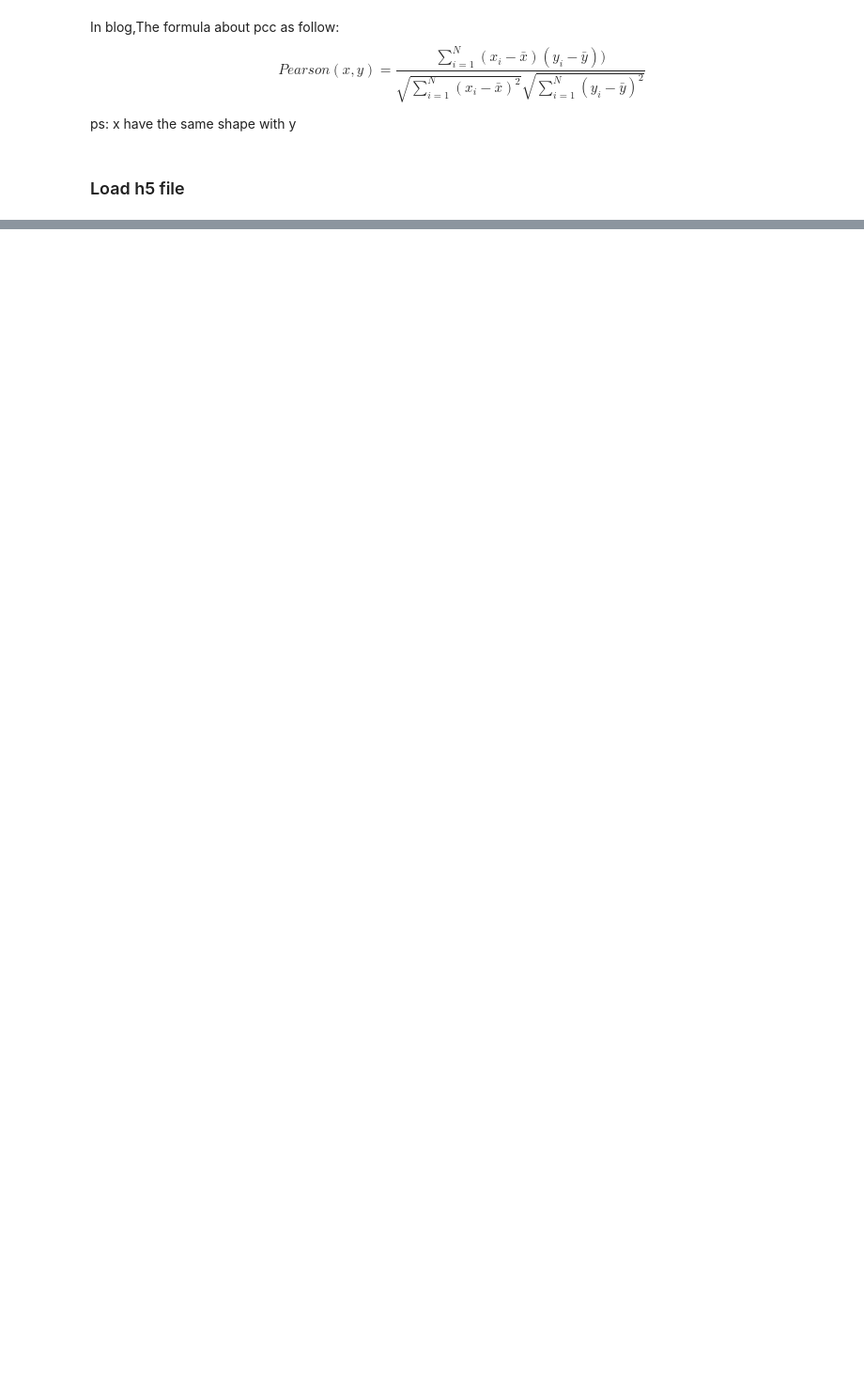
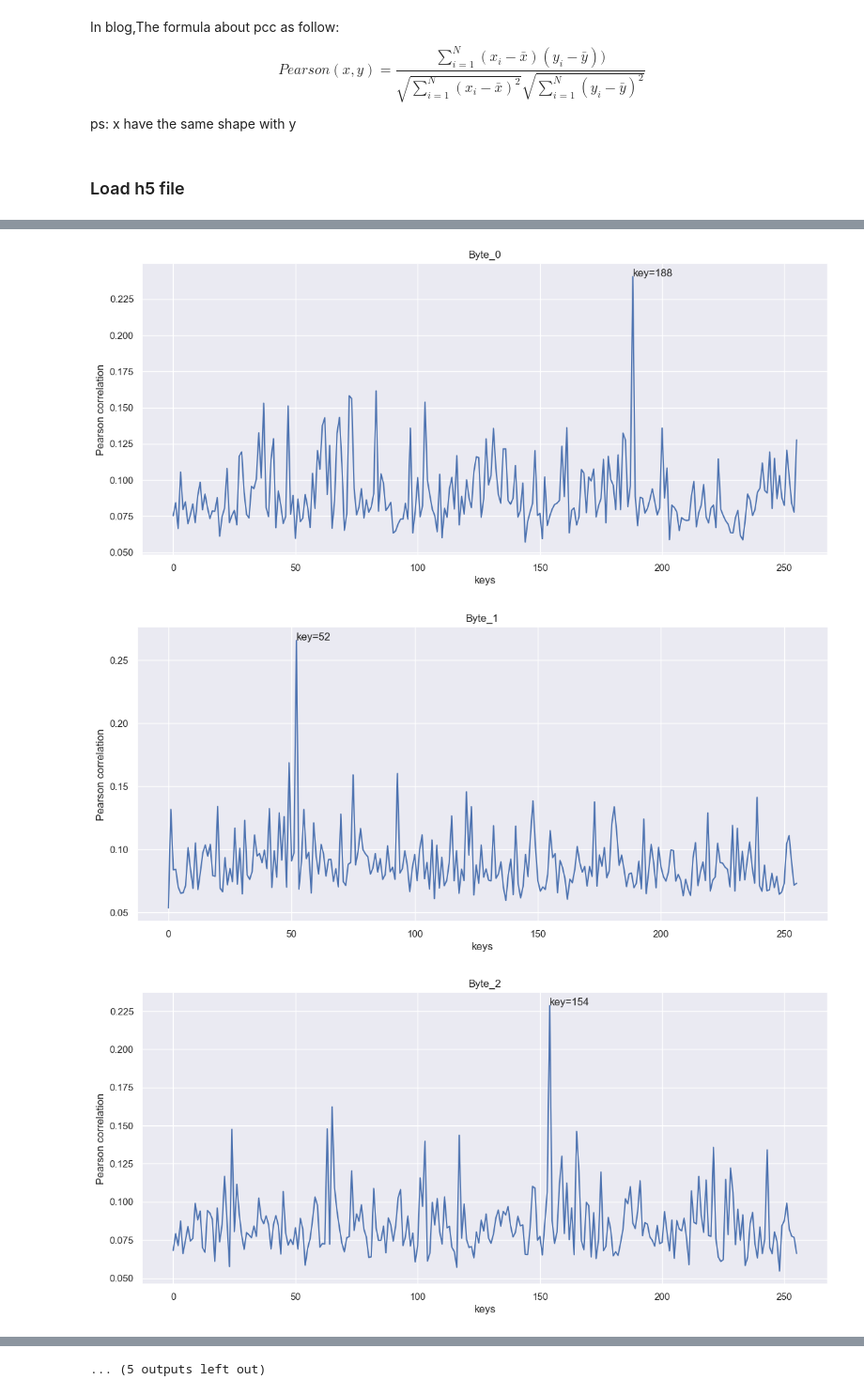
Before and after one commit to i4mhmh/SCA_Box-Side-Channel-Attack-Tool-chest, a Jupyter notebook: 皮尔逊相关系数-PCC/Pearson_demo.ipynb, the cells around one changed output, grey strips where cells are left out. Shown at 94% size. Cells and saved outputs as stored; diff of their text form; code cells hidden in the pictures; blank space fills up the shorter version.

```diff
--- a/皮尔逊相关系数-PCC/Pearson_demo.ipynb
+++ b/皮尔逊相关系数-PCC/Pearson_demo.ipynb
@@ -33,0 +24,8 @@ ValueError: x and y must have same first dimension, but have shapes (15000,) and
+# %%
+def pcc(x, y):
+    x = (x-np.mean(x,axis=0))/np.std(x,axis=0)
+    x = x/np.linalg.norm(x,axis=0)
+    y = (y-np.mean(y,axis=0))/np.std(y,axis=0)
+    y = y/np.linalg.norm(y,axis=0)
+    m = np.dot(x.T,y)
+    return m
@@ -33,0 +51,11 @@ ValueError: x and y must have same first dimension, but have shapes (15000,) and
+# %%
+def get_hw():
+    HW =[]
+    for n in range(0,256):
+        HW.append(bin(n).count("1"))
+    return HW
+
+def get_mid(p, k):
+    return Sbox[p ^ k]
+
+HW = get_hw()
@@ -33,0 +67,37 @@ ValueError: x and y must have same first dimension, but have shapes (15000,) and
+# %%
+guess_keys = []
+for byte in range(16):
+    data = []
+    for k in tqdm(range(256)):
+        # 遍历key的可能
+        targets = np.zeros(shape=(len(traces)))
+        for index, trace in enumerate(traces):
+            targets[index] = get_mid(plaintext[index][byte], k)
+
+        tmp_pearson_list = np.zeros(shape=traces.shape[1])
+        # 求每个密钥对应所有列的Pearson系数
+        for point_index in range(traces.shape[1]):
+            tmp_pearson_list[point_index] = pcc(targets, traces[:, point_index])
+
+        # 取相关性最大的值 对应的索引就是猜测的key值
+        data.append(max(tmp_pearson_list))
+        # plt.figure(figsize=(15, 7))   # 绘制对应byte的corr
+        # sns.set_theme()
+        # plt.plot(tmp_pearson_list)
+        # plt.show()
+    key = np.argmax(data)
+    guess_keys.append(key)
+    plt.figure(figsize=(14, 6))
+    sns.set_theme()
+    sns.lineplot(data)
+    plt.annotate(f"key={key}", xy=(key, data[key]))
+    plt.title(f'Byte_{byte}')
+    plt.xlabel('keys')
+    plt.ylabel('Pearson correlation')
+    plt.show()
+
+print(f'real_keys:{real_keys[0]}, \n guessed_keys{guess_keys}')
+# %% [output]
+[figure, added]
+[figure, added]
+[figure, added]
@@ -33,0 +113 @@ ValueError: x and y must have same first dimension, but have shapes (15000,) and
+... (5 outputs left out)
```
Also changed, not shown: parts of 8 cells of this notebook.
